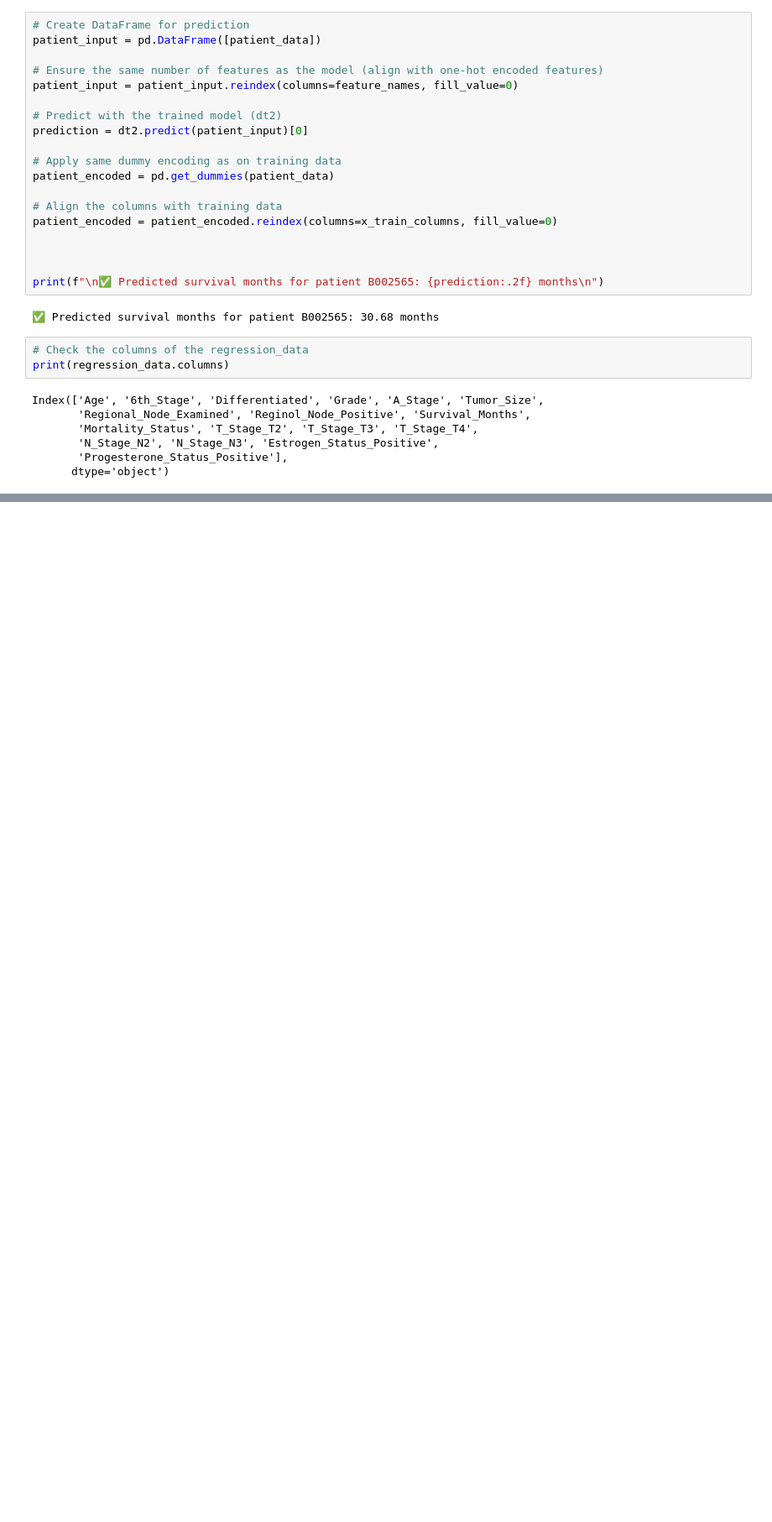
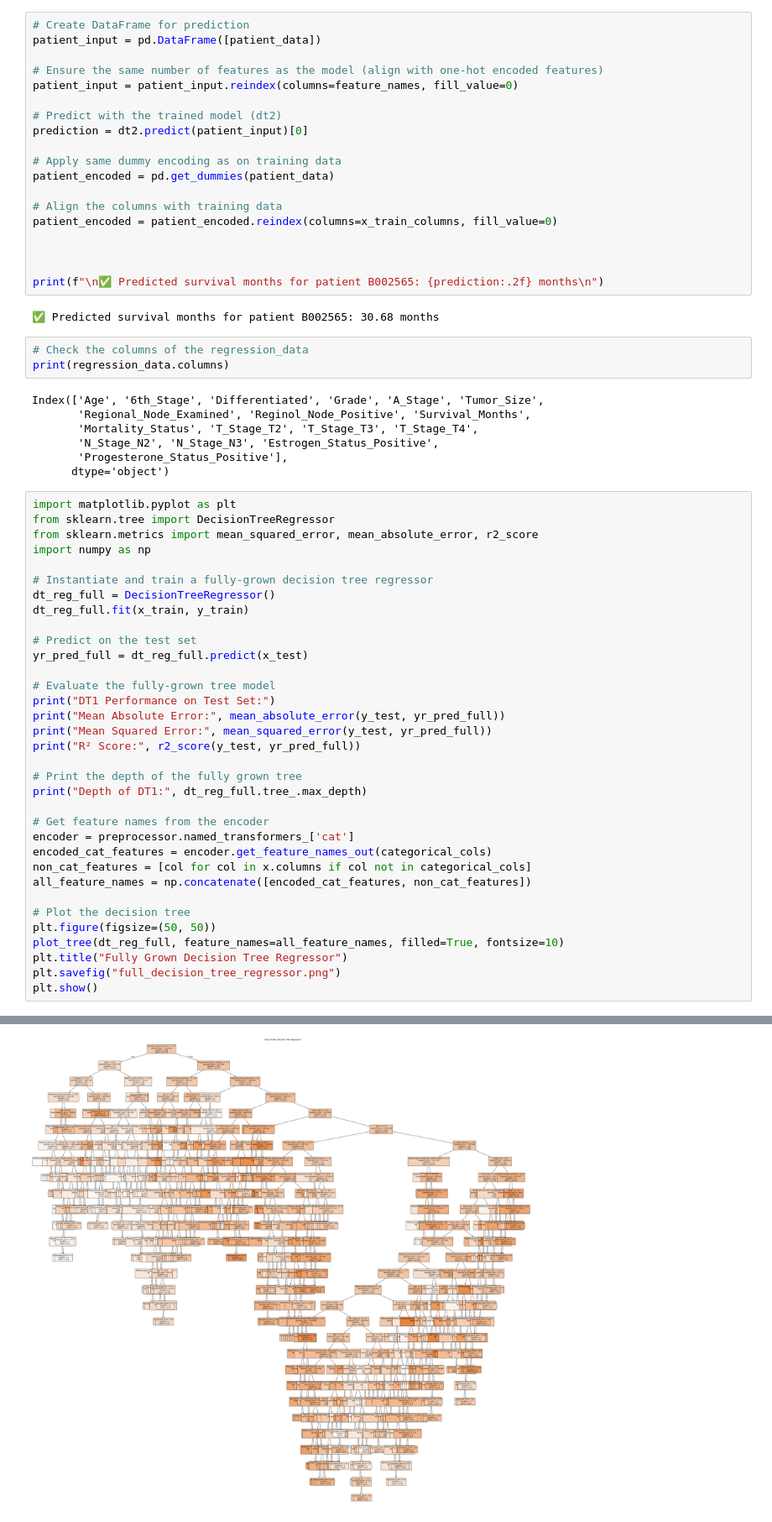
Before and after one commit to yasandu0505/breast-cancer-detection, a Jupyter notebook: Final_Notebook3_20221914_w2052278.ipynb, the cells around one changed output, grey strips where cells are left out. Shown at 84% size. Cells and saved outputs as stored; diff of their text form; blank space fills up the shorter version.

```diff
--- a/Final_Notebook3_20221914_w2052278.ipynb
+++ b/Final_Notebook3_20221914_w2052278.ipynb
@@ -387,3 +384,38 @@ Index(['Age', '6th_Stage', 'Differentiated', 'Grade', 'A_Stage', 'Tumor_Size',
        'N_Stage_N2', 'N_Stage_N3', 'Estrogen_Status_Positive',
        'Progesterone_Status_Positive'],
       dtype='object')
+# %%
+import matplotlib.pyplot as plt
+from sklearn.tree import DecisionTreeRegressor
+from sklearn.metrics import mean_squared_error, mean_absolute_error, r2_score
+import numpy as np
+
+# Instantiate and train a fully-grown decision tree regressor
+dt_reg_full = DecisionTreeRegressor()
+dt_reg_full.fit(x_train, y_train)
+
+# Predict on the test set
+yr_pred_full = dt_reg_full.predict(x_test)
+
+# Evaluate the fully-grown tree model
+print("DT1 Performance on Test Set:")
+print("Mean Absolute Error:", mean_absolute_error(y_test, yr_pred_full))
+print("Mean Squared Error:", mean_squared_error(y_test, yr_pred_full))
+print("R² Score:", r2_score(y_test, yr_pred_full))
+
+# Print the depth of the fully grown tree
+print("Depth of DT1:", dt_reg_full.tree_.max_depth)
+
+# Get feature names from the encoder
+encoder = preprocessor.named_transformers_['cat']
+encoded_cat_features = encoder.get_feature_names_out(categorical_cols)
+non_cat_features = [col for col in x.columns if col not in categorical_cols]
+all_feature_names = np.concatenate([encoded_cat_features, non_cat_features])
+
+# Plot the decision tree
+plt.figure(figsize=(50, 50))
+plot_tree(dt_reg_full, feature_names=all_feature_names, filled=True, fontsize=10)
+plt.title("Fully Grown Decision Tree Regressor")
+plt.savefig("full_decision_tree_regressor.png")
+plt.show()
+# %% [output]
@@ -389,0 +427 @@ Index(['Age', '6th_Stage', 'Differentiated', 'Grade', 'A_Stage', 'Tumor_Size',
+[figure, added]
```
Also changed, not shown: parts of 5 cells of this notebook, 1 other file.
